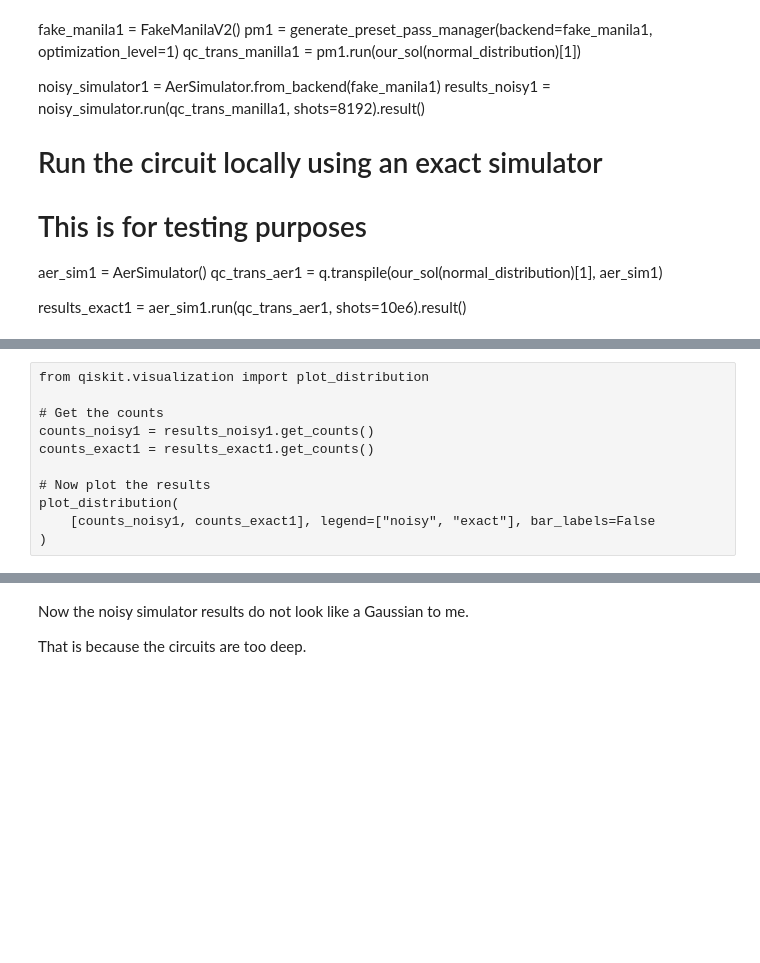
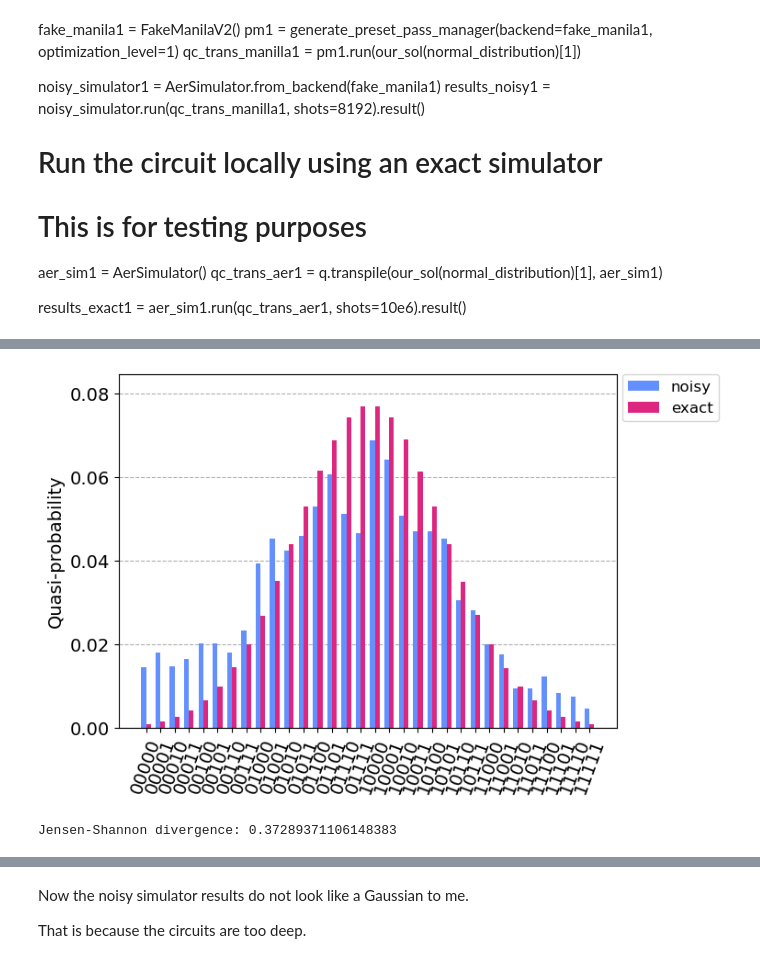
Before and after one commit to anhduong275/circuit-breakers-yquantum2024, a Jupyter notebook: solution.ipynb, the cells around one changed output, grey strips where cells are left out. Drawn from its saved outputs; the diff is of its cells as text; code cells hidden in the pictures; blank space fills up the shorter version.

```diff
--- a/solution.ipynb
+++ b/solution.ipynb
@@ -278,6 +278,22 @@ aer_sim = AerSimulator()
 qc_trans_aer = q.transpile(sol_distribution_measured, aer_sim)
 
 results_exact = aer_sim.run(qc_trans_aer, shots=10e6).result()
+# %%
+fake_manila1 = FakeManilaV2()
+pm1 = generate_preset_pass_manager(backend=fake_manila1, optimization_level=1)
+normal_distribution_measured = normal_distribution.copy()
+normal_distribution_measured.measure_all()
+qc_trans_manilla1 = pm1.run(normal_distribution_measured)
+
+noisy_simulator1 = AerSimulator.from_backend(fake_manila1)
+results_noisy1 = noisy_simulator.run(qc_trans_manilla1, shots=8192).result()
+
+# Run the circuit locally using an exact simulator
+# This is for testing purposes
+aer_sim1 = AerSimulator()
+qc_trans_aer1 = q.transpile(normal_distribution_measured, aer_sim1)
+
+results_exact1 = aer_sim1.run(qc_trans_aer1, shots=10e6).result()
 # %% [markdown]
 fake_manila1 = FakeManilaV2()
 pm1 = generate_preset_pass_manager(backend=fake_manila1, optimization_level=1)
@@ -308,11 +324,35 @@ plot_distribution(
-# %% [raw]
-from qiskit.visualization import plot_distribution
-
-# Get the counts
-counts_noisy1 = results_noisy1.get_counts()
-counts_exact1 = results_exact1.get_counts()
-
-# Now plot the results
-plot_distribution(
-    [counts_noisy1, counts_exact1], legend=["noisy", "exact"], bar_labels=False
-)
+# %%
+from qiskit.visualization import plot_distribution
+
+# Get the counts
+counts_noisy1 = results_noisy1.get_counts(0)
+counts_exact1 = results_exact1.get_counts(0)
+
+# Now plot the results for the original graph
+plot_distribution(
+    [counts_noisy1, counts_exact1], legend=["noisy", "exact"], bar_labels=False
+)
+# %% [output]
+[figure, added]
+# %%
+import scipy
+import numpy as np
+
+# Assuming counts_noisy and counts_exact are dictionaries containing measurement outcomes and counts
+
+# Convert counts to probability distributions
+total_counts_noisy = sum(counts_noisy.values())
+prob_distribution_noisy = {outcome: count / total_counts_noisy for outcome, count in counts_noisy.items()}
+
+total_counts_exact = sum(counts_exact.values())
+prob_distribution_exact = {outcome: count / total_counts_exact for outcome, count in counts_exact.items()}
+
+# Compute the Jensen-Shannon divergence
+js_divergence = scipy.spatial.distance.jensenshannon(
+    list(prob_distribution_noisy.values()),
+    list(prob_distribution_exact.values())
+)
+
+print("Jensen-Shannon divergence:", js_divergence)
+# %% [output]
+Jensen-Shannon divergence: 0.37289371106148383
```
Also changed, not shown: parts of 3 cells of this notebook.
